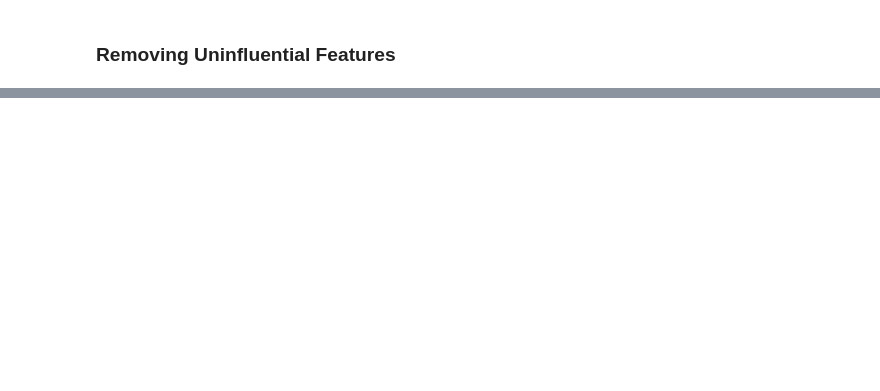
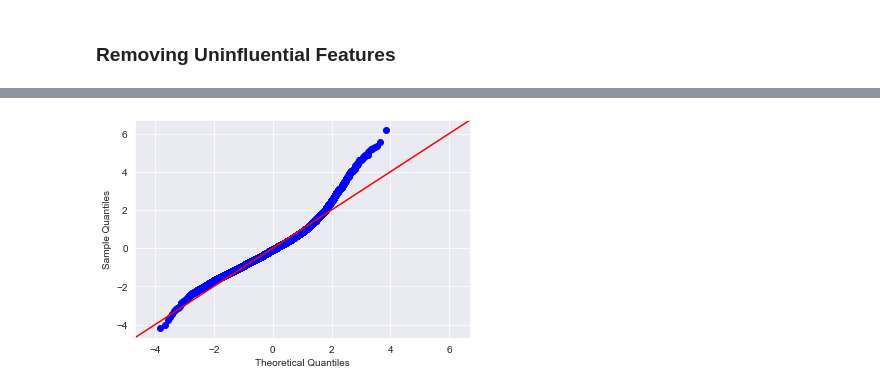
Before and after one commit to psuero1/house-sales-project, a Jupyter notebook: Iterative_Modeling.ipynb, the cells around one changed output, grey strips where cells are left out. Cells and saved outputs as stored; diff of their text form; code cells hidden in the pictures; blank space fills up the shorter version.

```diff
--- a/Iterative_Modeling.ipynb
+++ b/Iterative_Modeling.ipynb
@@ -138,0 +345,16 @@ SyntaxError: invalid syntax (<unknown>, line 1)
+# %%
+#subsetting extreme outliers
+orig_tot = len(df)
+df = df[df.price < 1700000]
+print('Percent removed:', (orig_tot -len(df))/orig_tot)
+df.list_price = df.price.map(np.log)
+# Applying a log transformation
+
+
+train, test = train_test_split(df)
+
+# Refit model with subset features
+predictors = '+'.join(x_cols)
+formula = outcome + "~" + predictors
+model = ols(formula=formula, data=train).fit()
+model.summary()
@@ -138,0 +391,6 @@ SyntaxError: invalid syntax (<unknown>, line 1)
+# %%
+fig = sm.graphics.qqplot(model.resid, dist=stats.norm, line='45', fit=True)
+# Definitely much smoother than what I had previously
+# Still needs work but getting closer
+# %% [output]
+[figure, added]
```
Also changed, not shown: parts of 29 cells of this notebook, 1 other file.
